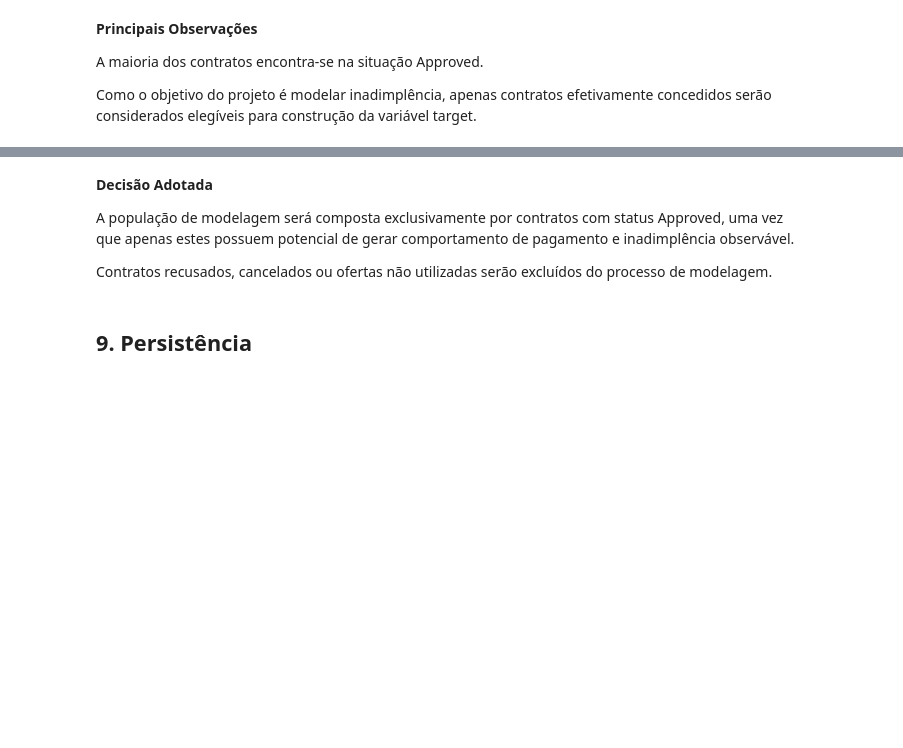
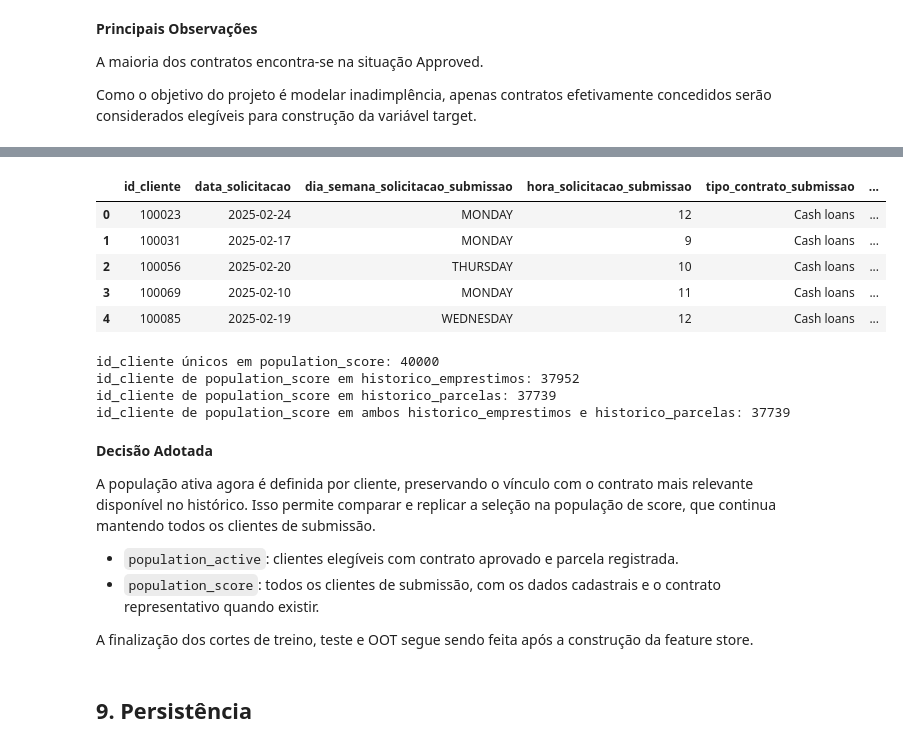
Before and after one commit to RenanScavazzini/case_datarisk, a Jupyter notebook: notebooks/01_population.ipynb, the cells around one changed output, grey strips where cells are left out. Cells and saved outputs as stored; diff of their text form; code cells hidden in the pictures; blank space fills up the shorter version.

```diff
--- a/notebooks/01_population.ipynb
+++ b/notebooks/01_population.ipynb
@@ -334,9 +432,45 @@ Score: (40000, 8)
+# %%
+population_score.head()
+# %% [output]
+|  | id_cliente | data_solicitacao | dia_semana_solicitacao_submissao | hora_solicitacao_submissao | tipo_contrato_submissao | ... |
+| 0 | 100023 | 2025-02-24 | MONDAY | 12 | Cash loans | ... |
+| 1 | 100031 | 2025-02-17 | MONDAY | 9 | Cash loans | ... |
+| 2 | 100056 | 2025-02-20 | THURSDAY | 10 | Cash loans | ... |
+| 3 | 100069 | 2025-02-10 | MONDAY | 11 | Cash loans | ... |
+| 4 | 100085 | 2025-02-19 | WEDNESDAY | 12 | Cash loans | ... |
+# %%
+clientes_score = set(population_score["id_cliente"])
+clientes_hist_emprestimos = set(historico_emprestimos["id_cliente"])
+clientes_hist_parcelas = set(historico_parcelas["id_cliente"])
+
+print("id_cliente únicos em population_score:", len(clientes_score))
+print(
+    "id_cliente de population_score em historico_emprestimos:",
+    len(clientes_score & clientes_hist_emprestimos)
+)
+print(
+    "id_cliente de population_score em historico_parcelas:",
+    len(clientes_score & clientes_hist_parcelas)
+)
+print(
+    "id_cliente de population_score em ambos historico_emprestimos e historico_parcelas:",
+    len(clientes_score & clientes_hist_emprestimos & clientes_hist_parcelas)
+)
+# %% [output]
+id_cliente únicos em population_score: 40000
+id_cliente de population_score em historico_emprestimos: 37952
+id_cliente de population_score em historico_parcelas: 37739
+id_cliente de population_score em ambos historico_emprestimos e historico_parcelas: 37739
 # %% [markdown]
 **Decisão Adotada**
 
-A população de modelagem será composta exclusivamente por contratos com status Approved, uma vez que apenas estes possuem potencial de gerar comportamento de pagamento e inadimplência observável.
+A população ativa agora é definida por cliente, preservando o vínculo com o contrato mais relevante disponível no histórico.
+Isso permite comparar e replicar a seleção na população de score, que continua mantendo todos os clientes de submissão.
 
-Contratos recusados, cancelados ou ofertas não utilizadas serão excluídos do processo de modelagem.
+- `population_active`: clientes elegíveis com contrato aprovado e parcela registrada.
+- `population_score`: todos os clientes de submissão, com os dados cadastrais e o contrato representativo quando existir.
+
+A finalização dos cortes de treino, teste e OOT segue sendo feita após a construção da feature store.
 # %% [markdown]
 ## 9. Persistência
 # %%
```
Also changed, not shown: parts of 12 cells of this notebook, 19 other files.
